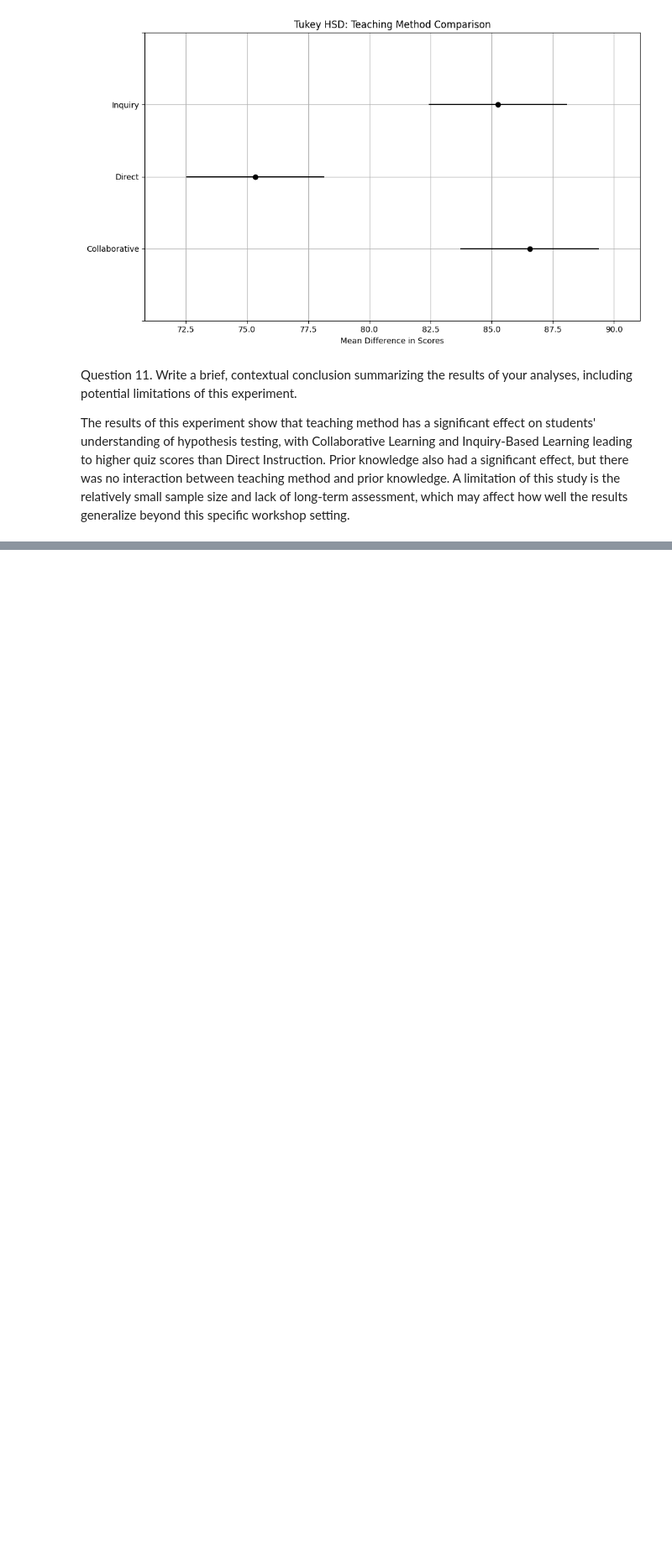
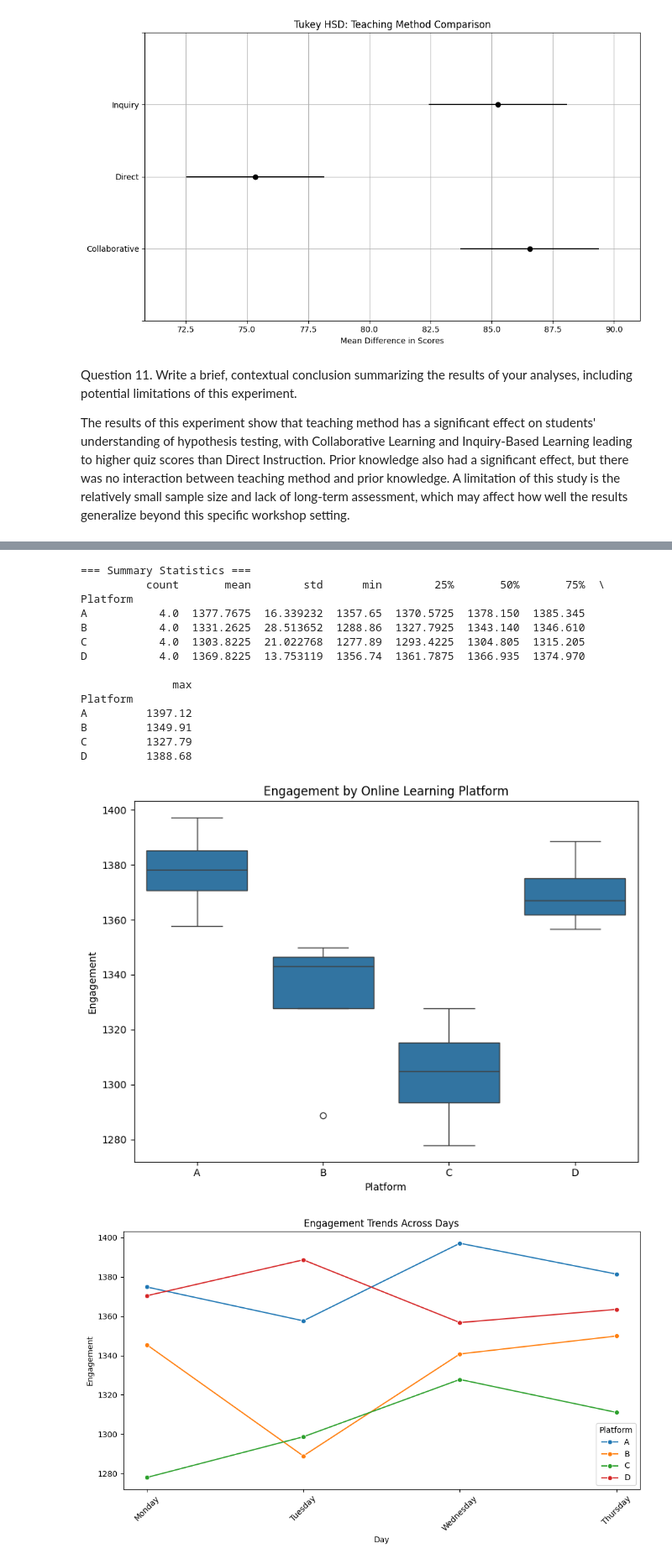
Before and after one commit to christinatalerico13/STAT-7220-Applied-Experimental-Design, a Jupyter notebook: Assignments/HW2/HW-2.ipynb, the cells around one changed output, grey strips where cells are left out. Shown at 84% size. Drawn from its saved outputs; the diff is of its cells as text; code cells hidden in the pictures; blank space fills up the shorter version.

```diff
--- a/Assignments/HW2/HW-2.ipynb
+++ b/Assignments/HW2/HW-2.ipynb
@@ -310,0 +315,44 @@ The results of this experiment show that teaching method has a significant effec
+# %%
+# Summary statistics by Platform
+print("=== Summary Statistics ===")
+print(df.groupby('Platform')['Engagement'].describe())
+
+# Boxplot: Engagement by Platform
+plt.figure(figsize=(8, 6))
+sns.boxplot(data=df, x='Platform', y='Engagement')
+plt.title('Engagement by Online Learning Platform')
+plt.tight_layout()
+plt.show()
+
+# Line plot: Engagement across Days
+plt.figure(figsize=(10, 6))
+sns.lineplot(data=df, x='Day', y='Engagement', hue='Platform', marker='o')
+plt.title('Engagement Trends Across Days')
+plt.xticks(rotation=45)
+plt.tight_layout()
+plt.show()
+
+# Boxplot: Engagement by Section (Time of Day)
+plt.figure(figsize=(10, 6))
+sns.boxplot(data=df, x='Section', y='Engagement', hue='Platform')
+plt.title('Engagement by Section and Platform')
+plt.xticks(rotation=30)
+plt.tight_layout()
+plt.show()
+# %% [output]
+=== Summary Statistics ===
+          count       mean        std      min        25%       50%       75%  \
+Platform
+A           4.0  1377.7675  16.339232  1357.65  1370.5725  1378.150  1385.345
+B           4.0  1331.2625  28.513652  1288.86  1327.7925  1343.140  1346.610
+C           4.0  1303.8225  21.022768  1277.89  1293.4225  1304.805  1315.205
+D           4.0  1369.8225  13.753119  1356.74  1361.7875  1366.935  1374.970
+
+              max
+Platform
+A         1397.12
+B         1349.91
+C         1327.79
+D         1388.68
+[figure, added]
+[figure, added]
```
Also changed, not shown: parts of 4 cells of this notebook.
